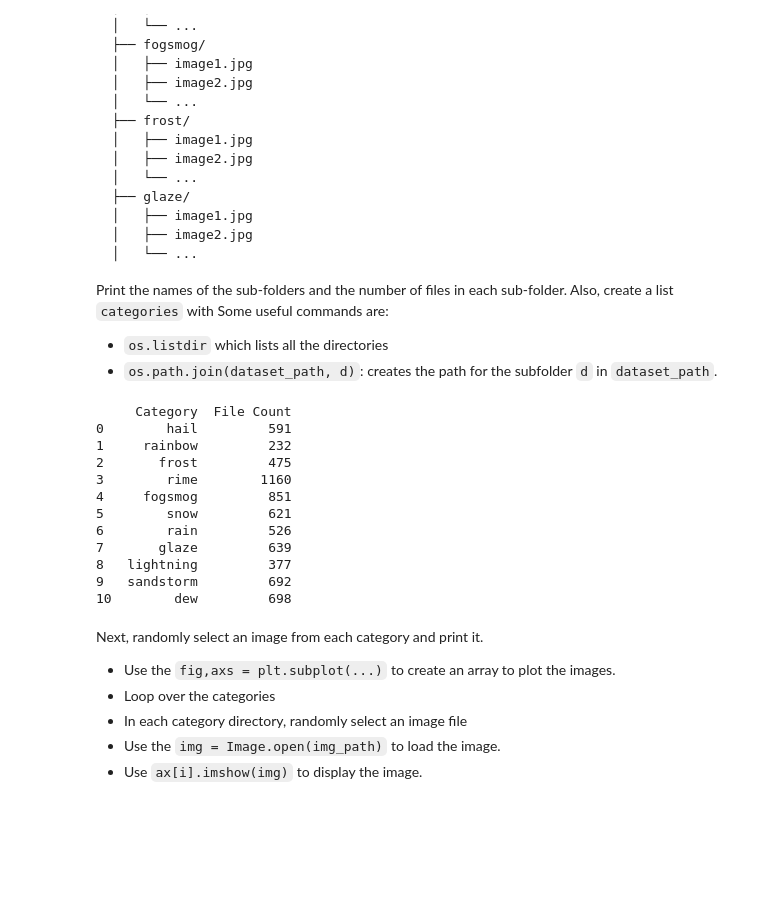
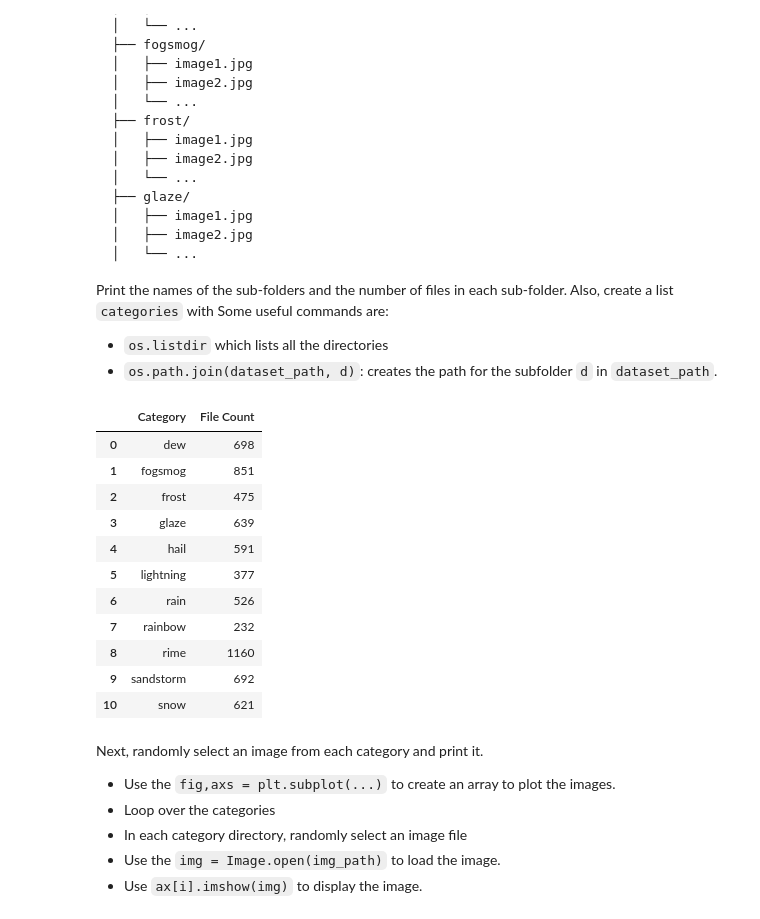
Before and after one commit to prachi-pradhan/introml, a Jupyter notebook: unit10_cnn/lab_weather_partial.ipynb, the cells around one changed output. Saved outputs shown, nothing was run; the diff lists cells and outputs as text; code cells hidden in the pictures; blank space fills up the shorter version.

```diff
--- a/unit10_cnn/lab_weather_partial.ipynb
+++ b/unit10_cnn/lab_weather_partial.ipynb
@@ -63,32 +63,40 @@ dataset_path/
 # %%
 import os
 import pandas as pd
 dataset_path = os.path.join(path, "dataset")
 
 
 # TODO:  Populate the lists below with category names and their corresponding file counts
 #   categories = ...
 #   file_counts = ...
-categories = [d for d in os.listdir(dataset_path) if os.path.isdir(os.path.join(dataset_path, d))]
+# Get all category folder names
+categories = sorted(os.listdir(dataset_path))
+
+# Count number of files inside each category folder
 file_counts = [len(os.listdir(os.path.join(dataset_path, d))) for d in categories]
 
 
+
 # TODO: Create a DataFrame from the lists and print it
-df = pd.DataFrame({"Category": categories, "File Count": file_counts})
-print(df)
+df = pd.DataFrame({
+    "Category": categories,
+    "File Count": file_counts
+})
+
+df
 # %% [output]
-     Category  File Count
-0        hail         591
-1     rainbow         232
-2       frost         475
-3        rime        1160
-4     fogsmog         851
-5        snow         621
-6        rain         526
-7       glaze         639
-8   lightning         377
-9   sandstorm         692
-10        dew         698
+|  | Category | File Count |
+| 0 | dew | 698 |
+| 1 | fogsmog | 851 |
+| 2 | frost | 475 |
+| 3 | glaze | 639 |
+| 4 | hail | 591 |
+| 5 | lightning | 377 |
+| 6 | rain | 526 |
+| 7 | rainbow | 232 |
+| 8 | rime | 1160 |
+| 9 | sandstorm | 692 |
+| 10 | snow | 621 |
 # %% [markdown]
 Next, randomly select an image from each category and print it.
 
```
Also changed, not shown: parts of 16 cells of this notebook.
